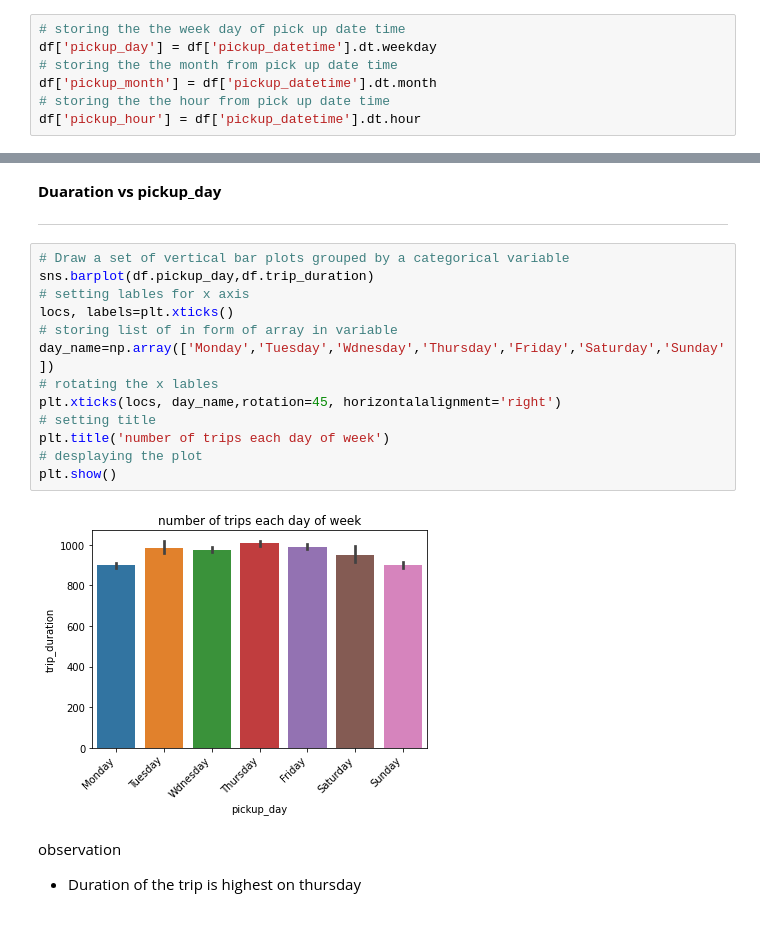
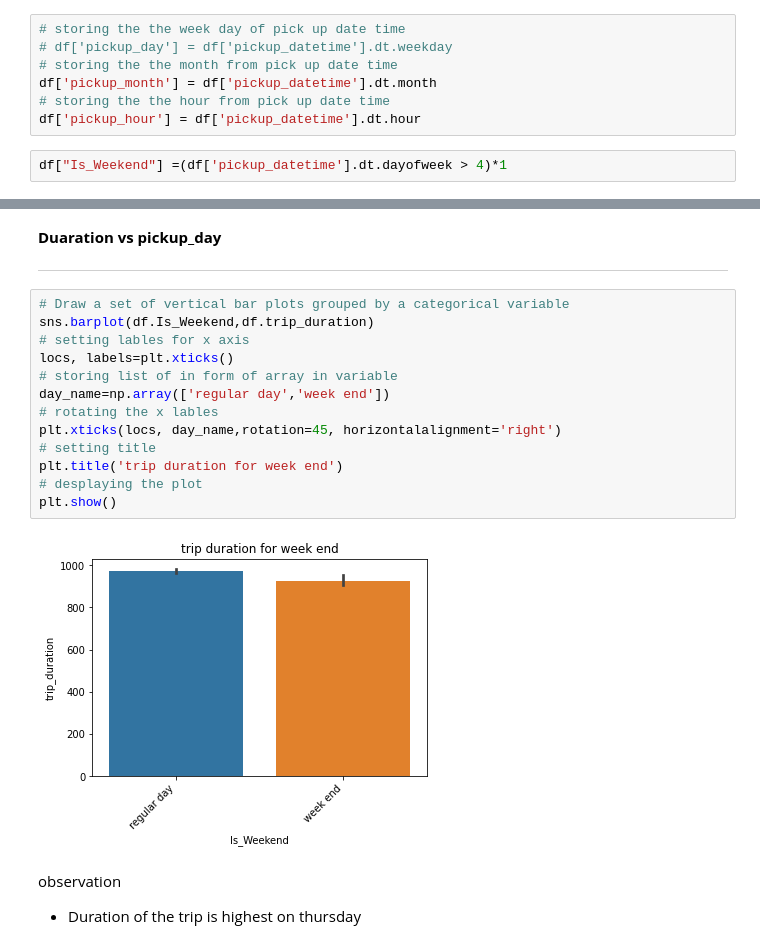
Before and after one commit to Ali-Asgar-Lakdawala/-Taxi-Trip-Time-Prediction-, a Jupyter notebook: Taxi_Trip_Time_Prediction.ipynb, the cells around one changed output, grey strips where cells are left out. Drawn from its saved outputs; the diff is of its cells as text.

```diff
--- a/Taxi_Trip_Time_Prediction.ipynb
+++ b/Taxi_Trip_Time_Prediction.ipynb
@@ -301,11 +301,13 @@ df['pickup_datetime'] = pd.to_datetime(df['pickup_datetime'])
 df['dropoff_datetime'] = pd.to_datetime(df['dropoff_datetime'])
 # %%
 # storing the the week day of pick up date time
-df['pickup_day'] = df['pickup_datetime'].dt.weekday
+# df['pickup_day'] = df['pickup_datetime'].dt.weekday
 # storing the the month from pick up date time
 df['pickup_month'] = df['pickup_datetime'].dt.month
 # storing the the hour from pick up date time
 df['pickup_hour'] = df['pickup_datetime'].dt.hour
+# %%
+df["Is_Weekend"] =(df['pickup_datetime'].dt.dayofweek > 4)*1
 # %%
 # finding pickup period by coustom function
 df['pickup_period']=df['pickup_hour'].apply(lambda x: time_range(x))
@@ -659,19 +666,19 @@ observation
 ---
 # %%
 # Draw a set of vertical bar plots grouped by a categorical variable
-sns.barplot(df.pickup_day,df.trip_duration)
+sns.barplot(df.Is_Weekend,df.trip_duration)
 # setting lables for x axis
 locs, labels=plt.xticks()
 # storing list of in form of array in variable
-day_name=np.array(['Monday','Tuesday','Wdnesday','Thursday','Friday','Saturday','Sunday'])
+day_name=np.array(['regular day','week end'])
 # rotating the x lables
 plt.xticks(locs, day_name,rotation=45, horizontalalignment='right')
 # setting title
-plt.title('number of trips each day of week')
+plt.title('trip duration for week end')
 # desplaying the plot
 plt.show()
 # %% [output]
-[figure, old version]
+[figure, new version]
 # %% [markdown]
 observation
 * Duration of the trip is highest on thursday
```
Also changed, not shown: parts of 39 cells of this notebook.
